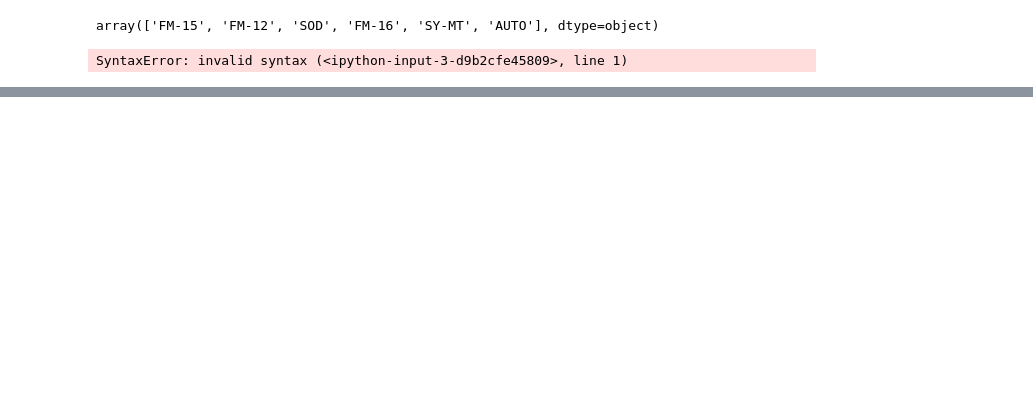
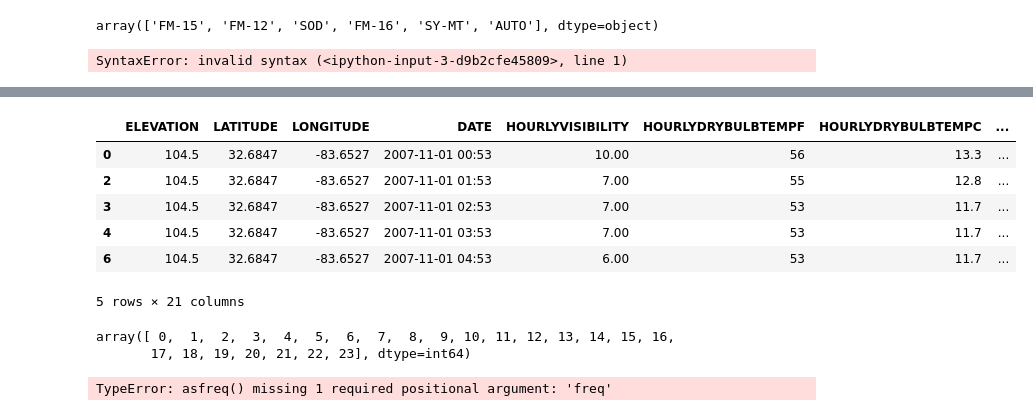
Before and after one commit to 646D7533303834/TensorflowTut, a Jupyter notebook: Project/Weatherman_Net.ipynb, the cells around one changed output, grey strips where cells are left out. Cells and saved outputs as stored; diff of their text form; code cells hidden in the pictures; blank space fills up the shorter version.

```diff
--- a/Project/Weatherman_Net.ipynb
+++ b/Project/Weatherman_Net.ipynb
@@ -113,0 +262,2 @@ SyntaxError: invalid syntax (<ipython-input-3-d9b2cfe45809>, line 1)
+# %%
+df3 = df2.dropna()
@@ -113,0 +303,10 @@ SyntaxError: invalid syntax (<ipython-input-3-d9b2cfe45809>, line 1)
+# %%
+df3.head()
+# %% [output]
+|  | ELEVATION | LATITUDE | LONGITUDE | DATE | HOURLYVISIBILITY | HOURLYDRYBULBTEMPF | HOURLYDRYBULBTEMPC | ... |
+| 0 | 104.5 | 32.6847 | -83.6527 | 2007-11-01 00:53 | 10.00 | 56 | 13.3 | ... |
+| 2 | 104.5 | 32.6847 | -83.6527 | 2007-11-01 01:53 | 7.00 | 55 | 12.8 | ... |
+| 3 | 104.5 | 32.6847 | -83.6527 | 2007-11-01 02:53 | 7.00 | 53 | 11.7 | ... |
+| 4 | 104.5 | 32.6847 | -83.6527 | 2007-11-01 03:53 | 7.00 | 53 | 11.7 | ... |
+| 6 | 104.5 | 32.6847 | -83.6527 | 2007-11-01 04:53 | 6.00 | 53 | 11.7 | ... |
+5 rows × 21 columns
@@ -113,0 +316,9 @@ SyntaxError: invalid syntax (<ipython-input-3-d9b2cfe45809>, line 1)
+# %%
+x.unique()
+# %% [output]
+array([ 0,  1,  2,  3,  4,  5,  6,  7,  8,  9, 10, 11, 12, 13, 14, 15, 16,
+       17, 18, 19, 20, 21, 22, 23], dtype=int64)
+# %%
+x.asfreq()
+# %% [output]
+TypeError: asfreq() missing 1 required positional argument: 'freq'
```
Also changed, not shown: parts of 26 cells of this notebook, 3 other files.
